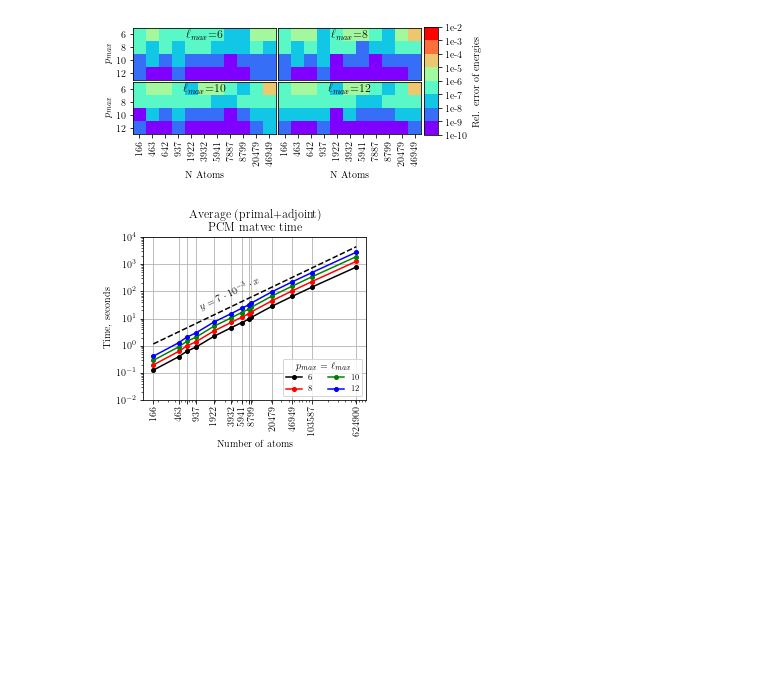
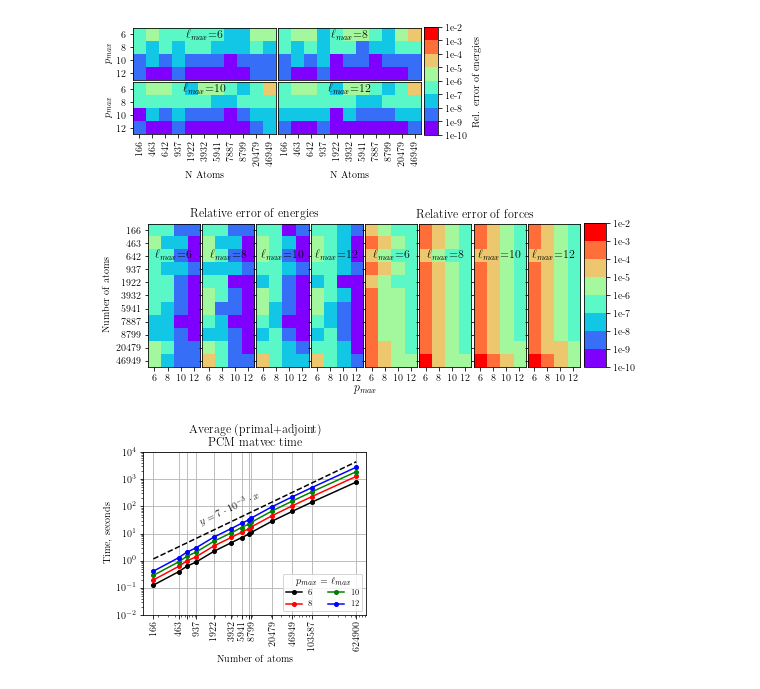
Before and after one commit to ACoM-Computational-Mathematics/2021_ddpcm_fmm, a Jupyter notebook: plots/plots_vdw.ipynb, the cells around one changed output. Drawn from its saved outputs; the diff is of its cells as text; code cells hidden in the pictures; blank space fills up the shorter version.

Commit message:
Update accuracy plots

```diff
--- a/plots/plots_vdw.ipynb
+++ b/plots/plots_vdw.ipynb
@@ -315,6 +313,71 @@ plt.show()
 plt.close()
 # %% [output]
 [figure]
+# %%
+fig, ax = plt.subplots(1, 8, figsize=(6, 2), sharex=True, sharey=True, squeeze=True)
+vmax = -2
+vmin = -10
+
+cmap = plt.cm.get_cmap('rainbow', (vmax - vmin))
+# Plot energies
+for i, lmax in enumerate(lmaxs):
+    cur_ax = ax[i]
+    cur_ax.matshow(np.log10(energies_results[i].T), cmap=cmap, vmin=vmin, vmax=vmax)
+    cur_ax.set_title('$\ell_{max}$=' + str(lmax), y=0.72, color='black')
+    cur_ax.set_xticks([])
+    cur_ax.set_yticks([])
+    cur_ax.set_xticks([0, 1, 2, 3])
+    cur_ax.set_xticklabels([str(p) for p in pmaxs])
+    cur_ax.xaxis.set_ticks_position('bottom')
+# Plot forces
+for i, lmax in enumerate(lmaxs):
+    cur_ax = ax[i+4]
+    cur_ax.matshow(np.log10(forces_results[i].T), cmap=cmap, vmin=vmin, vmax=vmax)
+    cur_ax.set_title('$\ell_{max}$=' + str(lmax), y=0.72, color='black')
+    cur_ax.set_xticks([])
+    cur_ax.set_yticks([])
+    cur_ax.set_xticks([0, 1, 2, 3])
+    cur_ax.set_xticklabels([str(p) for p in pmaxs])
+    cur_ax.xaxis.set_ticks_position('bottom')
+# Set Y ticks for the most left plot
+ax[0].set_yticks(range(len(natoms)))
+ax[0].set_yticklabels([str(n) for n in natoms])
+ax[0].yaxis.set_ticks_position('left')
+ax[0].set_ylabel('Number of atoms')
+# Remove empty spaces between plots
+plt.subplots_adjust(top=1.0, bottom=0.0, left=0.0, right=1.0, wspace=0.04, hspace=0.04)
+# create a second axes for the colorbar
+ax2 = fig.add_axes([1.01, 0.0, 0.05, 1.0])
+cb = mpl.colorbar.ColorbarBase(ax2, cmap=cmap, ticks=np.arange(vmin, vmax + 0.1, 1.0),
+                               boundaries=np.arange(vmin, vmax + 0.1, 0.5),
+                               norm=mpl.colors.Normalize(vmin, vmax),
+                               format='1e%i')#, label='Rel. error of forces')
+# Common X label
+ax = fig.add_subplot(111, frameon=False)
+plt.tick_params(labelcolor='none', which='both', top=False, bottom=False, left=False, right=False)
+#ax.set_xticks([])
+#ax.set_yticks([])
+ax.set_title("$p_{max}$", y=0, pad=-24)
+
+# Commont Titles
+ax = fig.add_subplot(121, frameon=False)
+plt.tick_params(labelcolor='none', which='both', top=False, bottom=False, left=False, right=False)
+#ax.set_xticks([])
+#ax.set_yticks([])
+ax.set_title("Relative error of energies")
+ax = fig.add_subplot(122, frameon=False)
+plt.tick_params(labelcolor='none', which='both', top=False, bottom=False, left=False, right=False)
+#ax.set_xticks([])
+#ax.set_yticks([])
+ax.set_title("Relative error of forces")
+
+#fig.tight_layout()
+plt.savefig("fmm_vs_fmm_vdw_v2.pdf", bbox_inches='tight')
+#plt.savefig("fmm_vs_fmm_vdw_v2.pgf", bbox_inches='tight')
+plt.show()
+plt.close()
+# %% [output]
+[figure, added]
 # %%
 # Average performance of a single matvec for large scale runs with pmax=lmax
 
```
Also changed, not shown: parts of 1 cell of this notebook.
